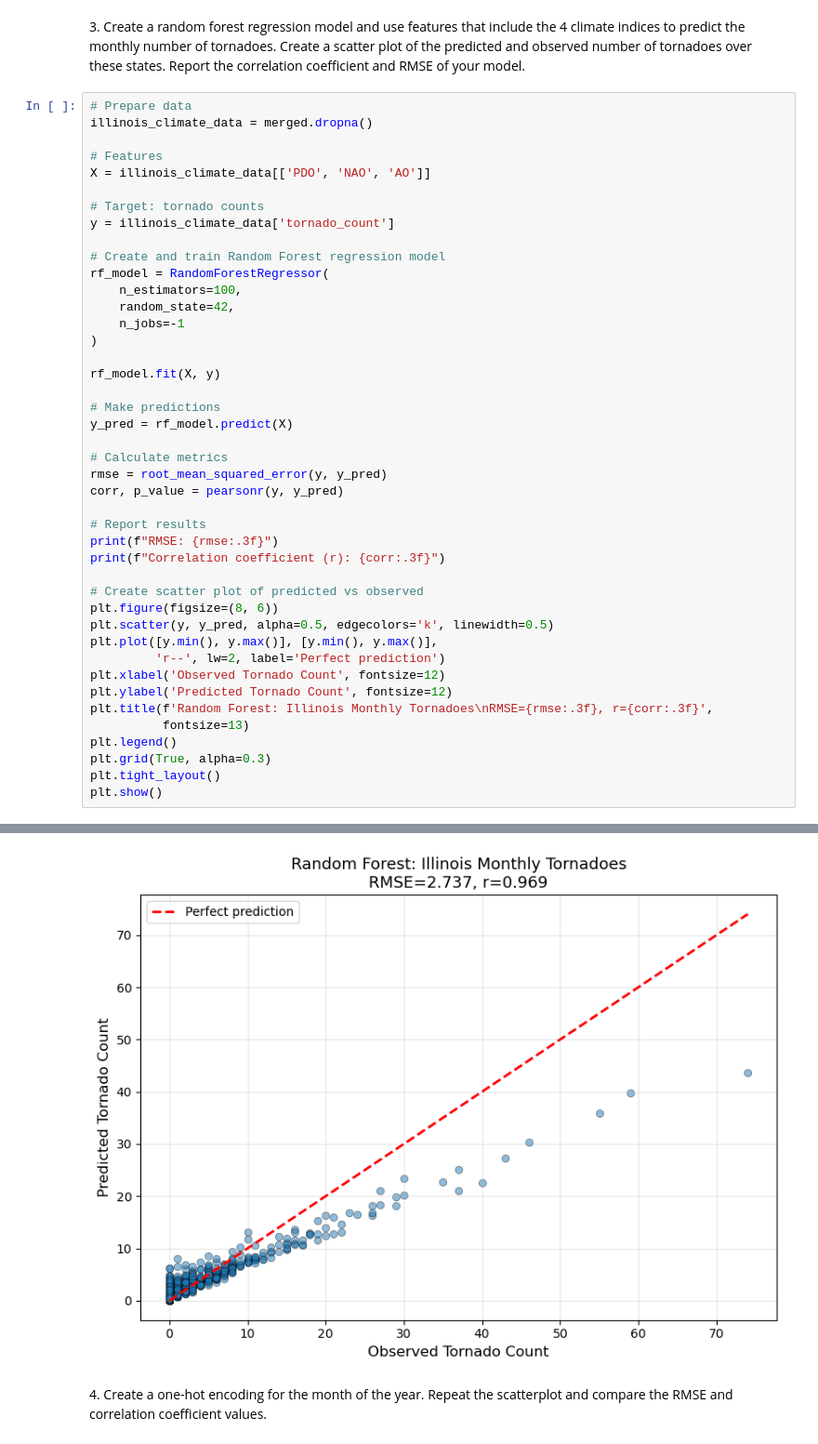
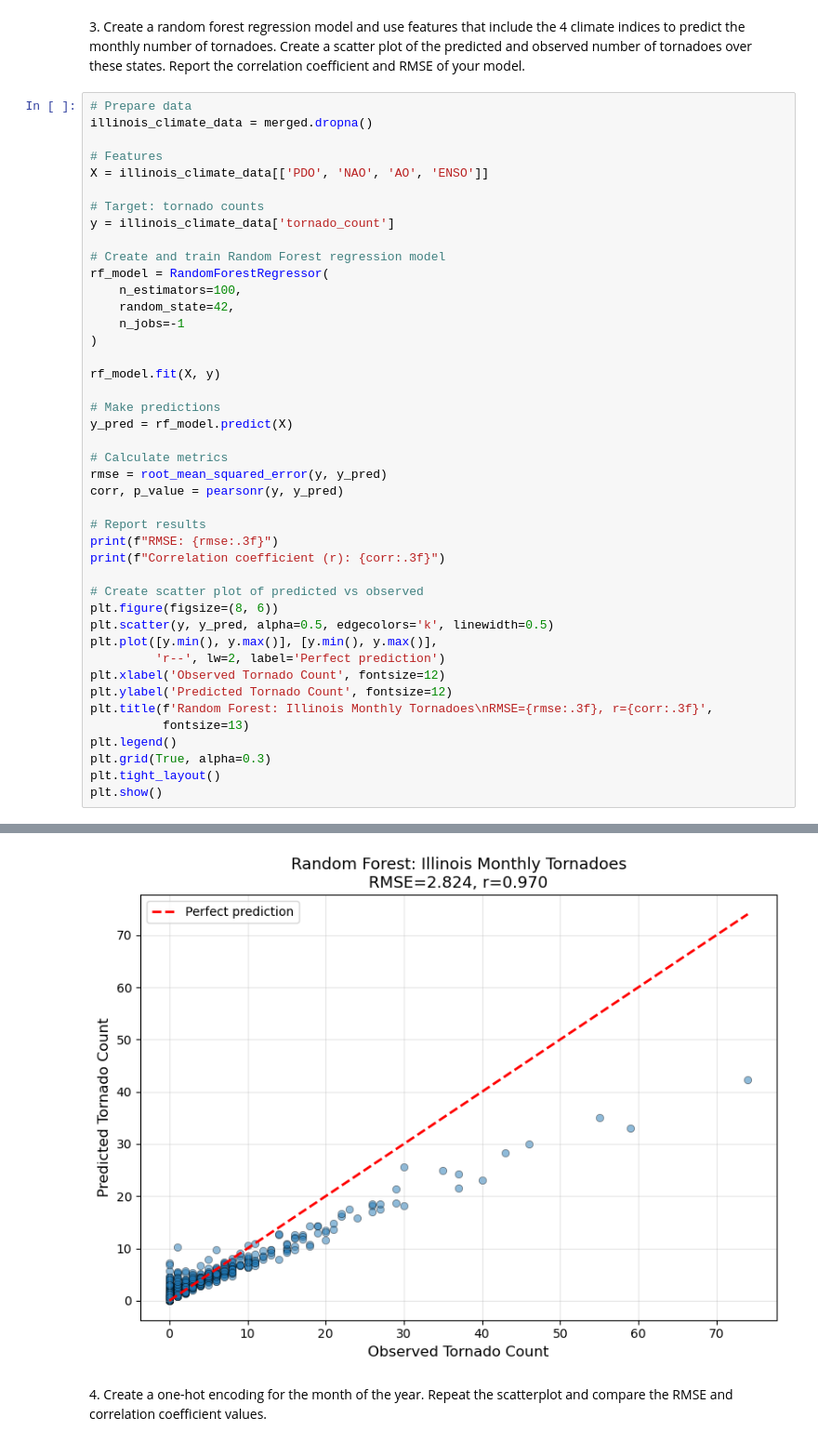
Before and after one commit to swnesbitt/ATMS-523-Module-6, a Jupyter notebook: ATMS-523-HW6.ipynb, the cells around one changed output, grey strips where cells are left out. Shown at 93% size. Cells and saved outputs as stored; diff of their text form.

```diff
--- a/ATMS-523-HW6.ipynb
+++ b/ATMS-523-HW6.ipynb
@@ -165,7 +156,7 @@ Using saved file: data/ao.dat
 illinois_climate_data = merged.dropna()
 
 # Features
-X = illinois_climate_data[['PDO', 'NAO', 'AO']]
+X = illinois_climate_data[['PDO', 'NAO', 'AO', 'ENSO']]
 
 # Target: tornado counts
 y = illinois_climate_data['tornado_count']
@@ -209,4 +200,4 @@ Correlation coefficient (r): 0.969
-[figure, old version]
+[figure, new version]
 # %% [markdown]
 4\. Create a one-hot encoding for the month of the year.  Repeat the scatterplot and compare the RMSE and correlation coefficient values.
 # %%
```
Also changed, not shown: parts of 7 cells of this notebook, 1 other file.
